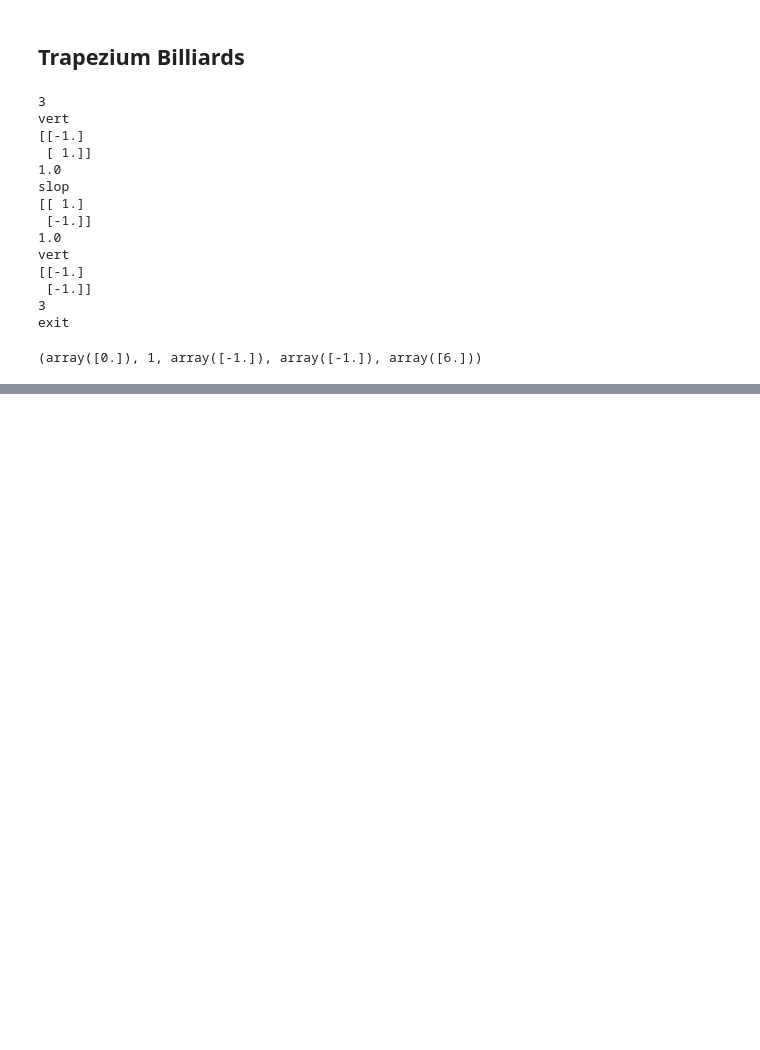
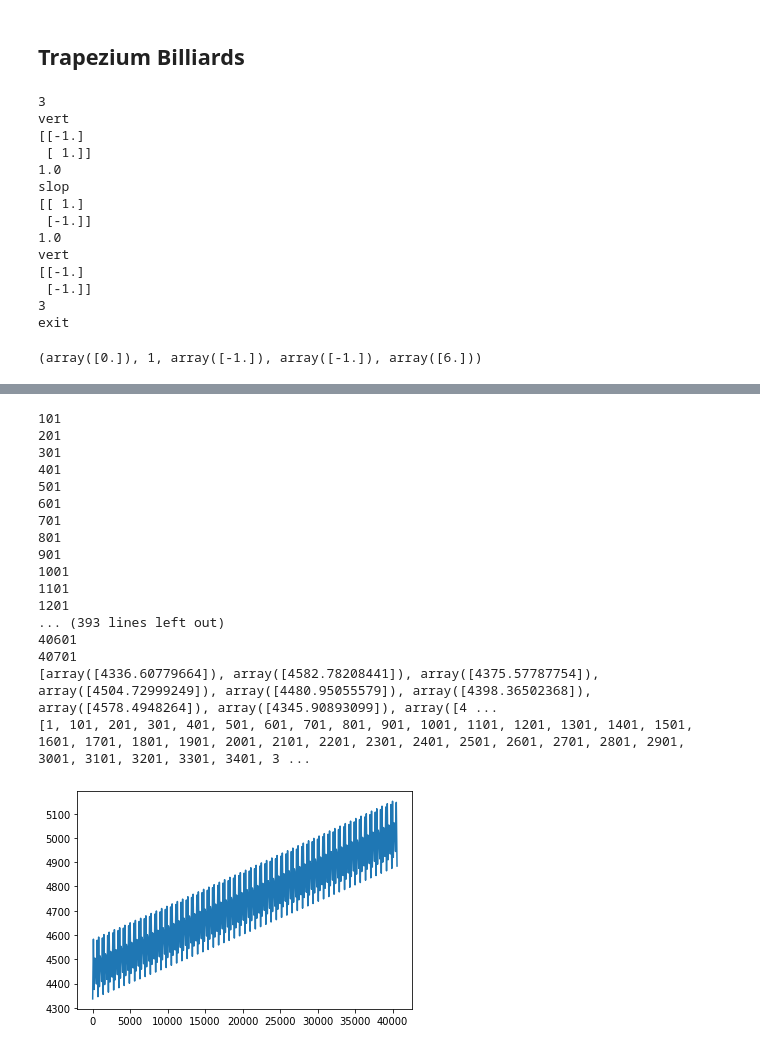
Before and after one commit to nirnayroy/2d-billiards, a Jupyter notebook: Copy_of_2d_billiards.ipynb, the cells around one changed output, grey strips where cells are left out. Saved outputs shown, nothing was run; the diff lists cells and outputs as text; code cells hidden in the pictures; blank space fills up the shorter version.

Commit message:
Update Copy_of_2d_billiards.ipynb
trapezium first graph

```diff
--- a/Copy_of_2d_billiards.ipynb
+++ b/Copy_of_2d_billiards.ipynb
@@ -1160,14 +1130 @@ next wall: trapezium enclosure
 [figure]
-# %%
-x = 7
-l = 2
-sign = np.sign(x)
-if abs(x)>l:
-    x_left = abs(x - (sign*l))
-    quo = x_left//(2*l)
-    rem = x_left%(2*l)
-    if quo%2 == 1:
-        xf = sign*(rem-l)
-    elif quo%2 == 0:
-        xf = sign*(l-rem)
-print(xf)
@@ -1176,5 +1130,0 @@ print(xf)
-# %%
-k = [[(1,2,3),(1,2,3),(1,2,3)],[(1,2,3),(1,2,3),(1,2,3)],[(1,2,3),(1,2,3),(1,2,3)]]
-np.save('k.npy', k)
-b = np.load('k.npy')
-print(b)
@@ -1195,0 +1221,48 @@ FileNotFoundError: [Errno 2] No such file or directory: 'k.npz'
+# %%
+def load_and_plot(time_step=1):
+    t = 1
+    vels = []
+    ts = []
+    while t<tf:
+        v = 0
+        for i in systems:
+            for n, j in enumerate(i[0:(len(i)-1)]):
+                #print(i,j)
+                (x1, y1, u1, v1, t1) = j
+                (x2, y2, u2, v2, t2) = i[n+1]
+                if t<=t2 and t>=t1:
+                    v += ((u1)**2+(v1)**2)
+                    break
+        vels.append(v)
+        ts.append(t)
+        t += time_step
+        print(t)
+        #print(v)
+    print(vels)
+    print(ts)
+
+    plt.plot(ts, vels)
+    plt.show()
+
+
+
+load_and_plot(time_step=100)
+# %% [output]
+101
+201
+301
+401
+501
+601
+701
+801
+901
+1001
+1101
+1201
+... (393 lines left out)
+40601
+40701
+[array([4336.60779664]), array([4582.78208441]), array([4375.57787754]), array([4504.72999249]), array([4480.95055579]), array([4398.36502368]), array([4578.4948264]), array([4345.90893099]), array([4 ...
+[1, 101, 201, 301, 401, 501, 601, 701, 801, 901, 1001, 1101, 1201, 1301, 1401, 1501, 1601, 1701, 1801, 1901, 2001, 2101, 2201, 2301, 2401, 2501, 2601, 2701, 2801, 2901, 3001, 3101, 3201, 3301, 3401, 3 ...
+[figure, added]
```
Also changed, not shown: parts of 8 cells of this notebook.
